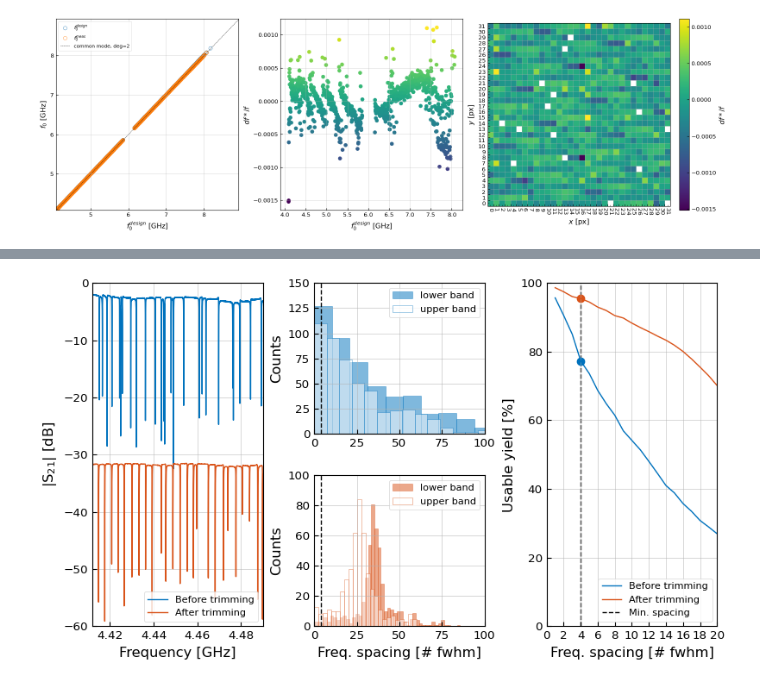
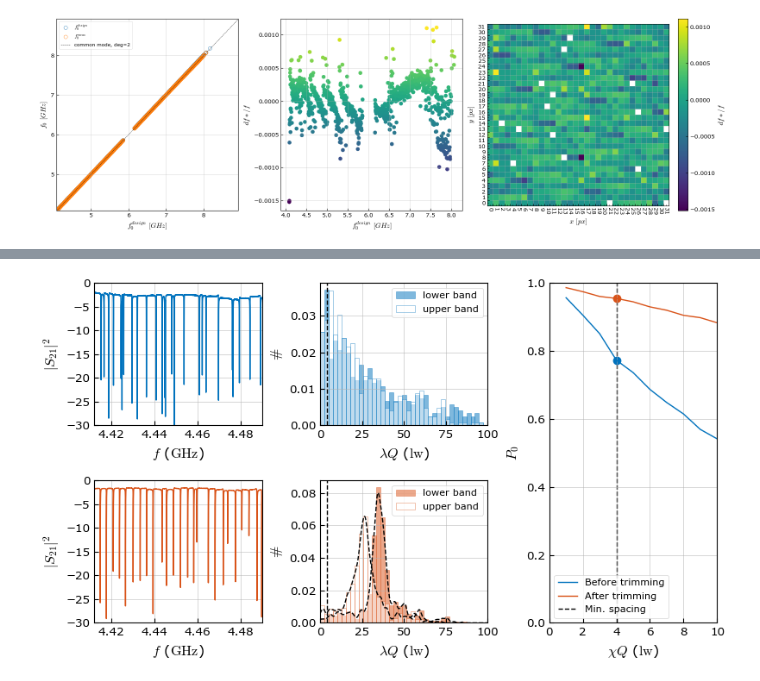
Before and after one commit to wilbertras/spatial-mapping, a Jupyter notebook: Mappings/LT402chip6/mapping_LT402chip6_nibbled.ipynb, the cells around one changed output, grey strips where cells are left out. Drawn from its saved outputs; the diff is of its cells as text; code cells hidden in the pictures.

```diff
--- a/Mappings/LT402chip6/mapping_LT402chip6_nibbled.ipynb
+++ b/Mappings/LT402chip6/mapping_LT402chip6_nibbled.ipynb
@@ -632,7 +625,7 @@ ax.legend(['before', 'after', 'fingers'])
 # %%
 def comp_yield(f0s, Q, threshold):
     diffs = np.diff(f0s)
-    fwhms = f0s/ Q
+    fwhms = f0s/Q
     rel_diffs = diffs/fwhms[:-1]
     lo_id = np.argmax(diffs)
     too_close = rel_diffs<threshold
@@ -644,56 +637,92 @@ def comp_yield(f0s, Q, threshold):
     return rel_diffs, lo_id, spaced/total
 
 
-def plot_spacings(f0s, Q, threshold, ax=None, title='', c='b', bins='auto'):
+def plot_spacings(f0s, Q, threshold, kernel=False, ax=None, title='', c='b', bins='auto'):
     rel_diffs, lo_id, yld = comp_yield(f0s, Q, threshold)
     if not ax:
         fig, ax = plt.subplots()
     else:
-        _ = ax.hist(rel_diffs[:lo_id], bins=bins, alpha=.5, label='lower band', facecolor=c, edgecolor=c)
-        _ = ax.hist(rel_diffs[lo_id+1:], bins=bins, alpha=.5, label='upper band', facecolor='w', edgecolor=c)
+        lower = rel_diffs[:lo_id]
+        upper = rel_diffs[lo_id+1:]
+        _ = ax.hist(lower, bins=bins, alpha=.5, label='lower band', facecolor=c, edgecolor=c, density=True)
+        _ = ax.hist(upper, bins=bins, alpha=.5, label='upper band', facecolor='w', edgecolor=c, density=True)
+        if kernel:
+            x, density, std = kde(lower, bw=1)
+            ax.plot(x, density, c='k', ls='--')
+            print(std/np.sqrt(2)/Q)
+            x, density, std = kde(upper, bw=1)
+            ax.plot(x, density, c='k', ls='--')
+            print(std/np.sqrt(2)/Q)
         # ax.axvline(threshold, c='r', ls='--', lw=1, label='minimal spacing')
         # ax.set_title(title + 'usable yield = %.1f%%' % (yld*1e2), fontsize=10)
-        ax.set_ylabel('Counts')
+        ax.set_ylabel('$\#$')
         ax.legend()
+
+
+def kde(y, ylim=[], bw=.2):
+    y = y[~np.isnan(y)].reshape(-1,1)
+    if ylim:
+        y = y[(y >= ylim[0]) & (y <= ylim[1])].reshape(-1,1)
+    kde = KernelDensity(kernel='gaussian', bandwidth=bw)
+    kde.fit(y)
+
+    # Evaluate the density
+    x = np.linspace(y.min(), y.max(), 1000).reshape(-1,1)
+    log_density = kde.score_samples(x)
+    density = np.exp(log_density)  # Convert log density to actual density
+
+    half_height = density.max() / 2
+    indices = np.where(density >= half_height)[0]
+    width = x[indices[-1]] - x[indices[0]]
+    std = width/(2 * np.sqrt(2 * np.log(2)))  # Convert FWHM to standard deviation
+    return x, density, std
 
 
 path_before ='S21s_20250919_12h26\S21_dark.npy'
 path_after = 'VNAsweep_30mK.dat'
-fig, axes = plt.subplot_mosaic('abc;adc', figsize=(16/2,9/2), constrained_layout=True)
+fig, axes = plt.subplot_mosaic('abc;dec', figsize=(16/2,9/2), constrained_layout=True)
 kids_found = np.sum(~np.isnan(meas))
 # fig.suptitle('Fabrication yield = %d/%d (%.1f%%)' % (kids_found, nr, kids_found/nr*1e2), fontsize=12)
 ylds_at = 4
 ax = axes['a']
 f, s21 = np.load(path_before)
 ax.plot(f-0.1, s21-np.amax(s21), label='Before trimming')
+ax.set_xlim(4.412,4.49)
+ax.set_ylim(-30, 0)
+ax.set_xlabel('$f$ ($\mathrm{GHz}$)')
+ax.set_ylabel('$|S_{21}|^2$')
+
+ax = axes['d']
 f, s21 = load_dat_file(path_after)
-ax.plot(f, s21-np.amax(s21)-30, label='After trimming')
+np.save('VNAsweep_30mK.npy', (f, s21))
+ax.plot(f, s21-np.amax(s21), label='After trimming', c='o')
 ax.set_xlim(4.412,4.49)
-ax.set_ylim(-60, 0)
-ax.set_xlabel('Frequency [GHz]')
-ax.set_ylabel('$|S_{21}|$ [dB]')
-ax.legend()
+ax.set_ylim(-30, 0)
+ax.set_xlabel('$f$ ($\mathrm{GHz}$)')
+ax.set_ylabel('$|S_{21}|^2$')
+
 
 threshold = 3
 Q = 50e3
+bins = np.linspace(0, 100, 40)
 
 ax = axes['b']
 f0s_pretrim = master['measured']['f0']
 f0s_pretrim = np.sort(f0s_pretrim[~np.isnan(f0s_pretrim)])
-plot_spacings(f0s_pretrim, Q, threshold, ax, title='Before, ', c='b')
+plot_spacings(f0s_pretrim, Q, threshold, ax=ax, title='Before, ', c='b', bins=bins, kernel=False)
 ax.axvline(ylds_at, c='k', ls='--', lw=1, label='Min. spacing')
+ax.set_xlabel('$\lambda Q$ ($\mathrm{lw}$)')
 _ = ax.set_xlim([0, 100])
-_ = ax.set_ylim([0, 150])
+# _ = ax.set_ylim([0, 50])
 
-ax = axes['d']
+ax = axes['e']
 f0s = master['trimmeasured']['f0']
 f0s = np.sort(f0s[~np.isnan(f0s)])[:-12]
-plot_spacings(f0s, Q, threshold, ax, title='After, ', c='o')
+plot_spacings(f0s, Q, threshold, ax=ax, title='After, ', c='o', bins=bins, kernel=True)
 ax.axvline(ylds_at, c='k', ls='--', lw=1, label='Min. spacing', zorder=5)
-ax.set_xlabel('Freq. spacing [# fwhm]')
 _ = ax.set_xlim([0, 100])
-_ = ax.set_ylim([0, 100])
-ax.set_xlabel('Freq. spacing [# fwhm]')
+# _ = ax.set_ylim([0, 120])
+ax.set_xlabel('$\lambda Q$ ($\mathrm{lw}$)')
 
 ax = axes['c']
 thresholds = np.arange(1, 21)
@@ -702,20 +731,20 @@ ylds_after = []
 for threshold in thresholds:
     ylds_before.append(comp_yield(f0s_pretrim, Q, threshold)[2])
     ylds_after.append(comp_yield(f0s, Q, threshold)[2])
-ax.plot(thresholds, np.array(ylds_before)*1e2, lw=1, label='Before trimming')
-ax.plot(thresholds, np.array(ylds_after)*1e2, lw=1, label='After trimming')
-yld_before = ylds_before[ylds_at-1]*1e2
-yld_after = ylds_after[ylds_at-1]*1e2
+ax.plot(thresholds, np.array(ylds_before), lw=1, label='Before trimming')
+ax.plot(thresholds, np.array(ylds_after), lw=1, label='After trimming')
+yld_before = ylds_before[ylds_at-1]
+yld_after = ylds_after[ylds_at-1]
 ax.axvline(ylds_at, c='k', ls='--', lw=1, zorder=0, label='Min. spacing')
 ax.scatter(ylds_at, yld_before, c='b', lw=1)
 ax.scatter(ylds_at, yld_after, c='o', lw=1)
 print('yields: %.2f %% and %.2f %% ' % (yld_before, yld_after))
-ax.set_xlim(0, 20)
-ax.set_xticks(np.arange(0, 21, 2))
-ax.set_ylim(0, 100)
-ax.set_xlabel('Freq. spacing [# fwhm]')
-ax.set_ylabel('Usable yield [%]')
+ax.set_xlim(0, 10)
+ax.set_xticks(np.arange(0, 12, 2))
+ax.set_ylim(0, 1)
+ax.set_xlabel('$\chi Q$ ($\mathrm{lw}$)')
+ax.set_ylabel('$P_0$')
 ax.legend()
 
-plt.savefig('yield.png', dpi=300)
+# plt.savefig('yield.png', dpi=300)
 # %% [output]
@@ -723,4 +755,4 @@ yields: 77.27 % and 95.44 %
-[figure, old version]
+[figure, new version]
 # %%
 def yield_map(f0s, Q, threshold):
     nanmask = np.isnan(f0s)
```
Also changed, not shown: parts of 10 cells of this notebook, 38 other files.
